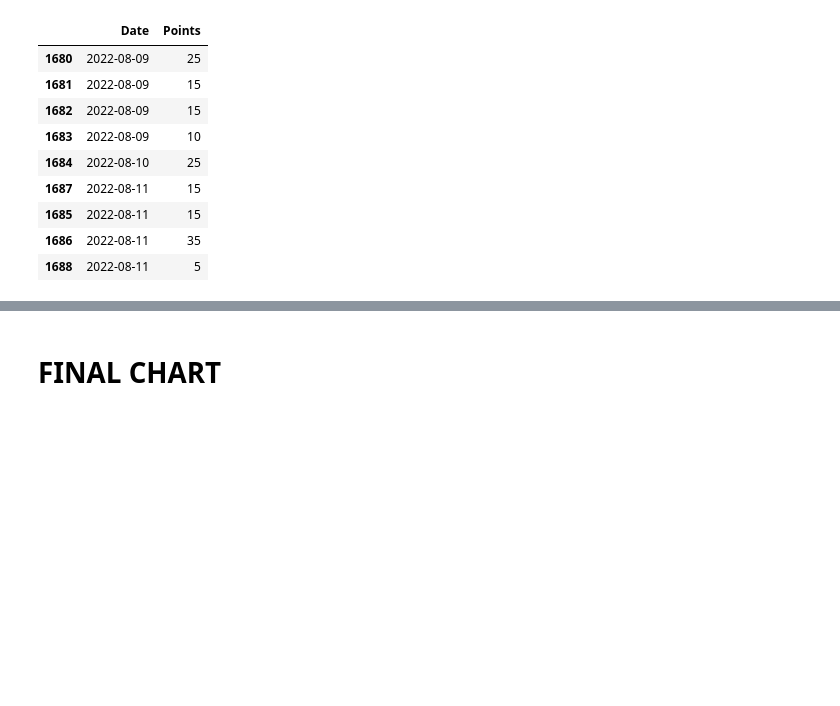
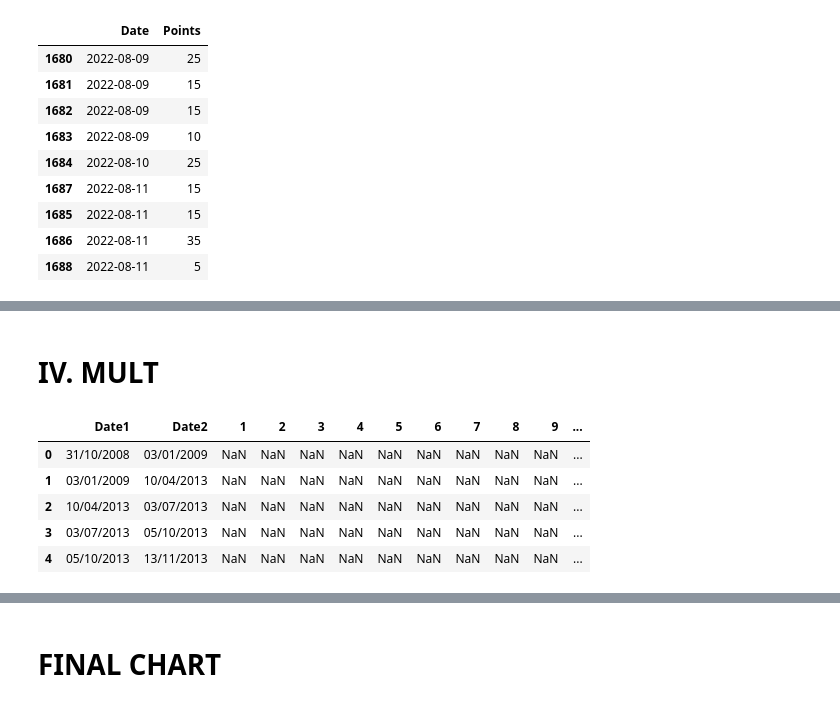
Before and after one commit to amirlehmam/MEMOIREPROPRE, a Jupyter notebook: PIPELINE.ipynb, the cells around one changed output, grey strips where cells are left out. Saved outputs shown, nothing was run; the diff lists cells and outputs as text; code cells hidden in the pictures; blank space fills up the shorter version.

```diff
--- a/PIPELINE.ipynb
+++ b/PIPELINE.ipynb
@@ -4418,3 +4404,15 @@ fig.show()
 # %%
 #fig = px.bar(x_trtr_fig, x='Date', y='Points')
 #fig.show()
+# %% [markdown]
+# **IV. MULT**
+# %%
+m = mult
+m.head(5)
+# %% [output]
+|  | Date1 | Date2 | 1 | 2 | 3 | 4 | 5 | 6 | 7 | 8 | 9 | ... |
+| 0 | 31/10/2008 | 03/01/2009 | NaN | NaN | NaN | NaN | NaN | NaN | NaN | NaN | NaN | ... |
+| 1 | 03/01/2009 | 10/04/2013 | NaN | NaN | NaN | NaN | NaN | NaN | NaN | NaN | NaN | ... |
+| 2 | 10/04/2013 | 03/07/2013 | NaN | NaN | NaN | NaN | NaN | NaN | NaN | NaN | NaN | ... |
+| 3 | 03/07/2013 | 05/10/2013 | NaN | NaN | NaN | NaN | NaN | NaN | NaN | NaN | NaN | ... |
+| 4 | 05/10/2013 | 13/11/2013 | NaN | NaN | NaN | NaN | NaN | NaN | NaN | NaN | NaN | ... |
```
Also changed, not shown: parts of 8 cells of this notebook, 1 other file.
